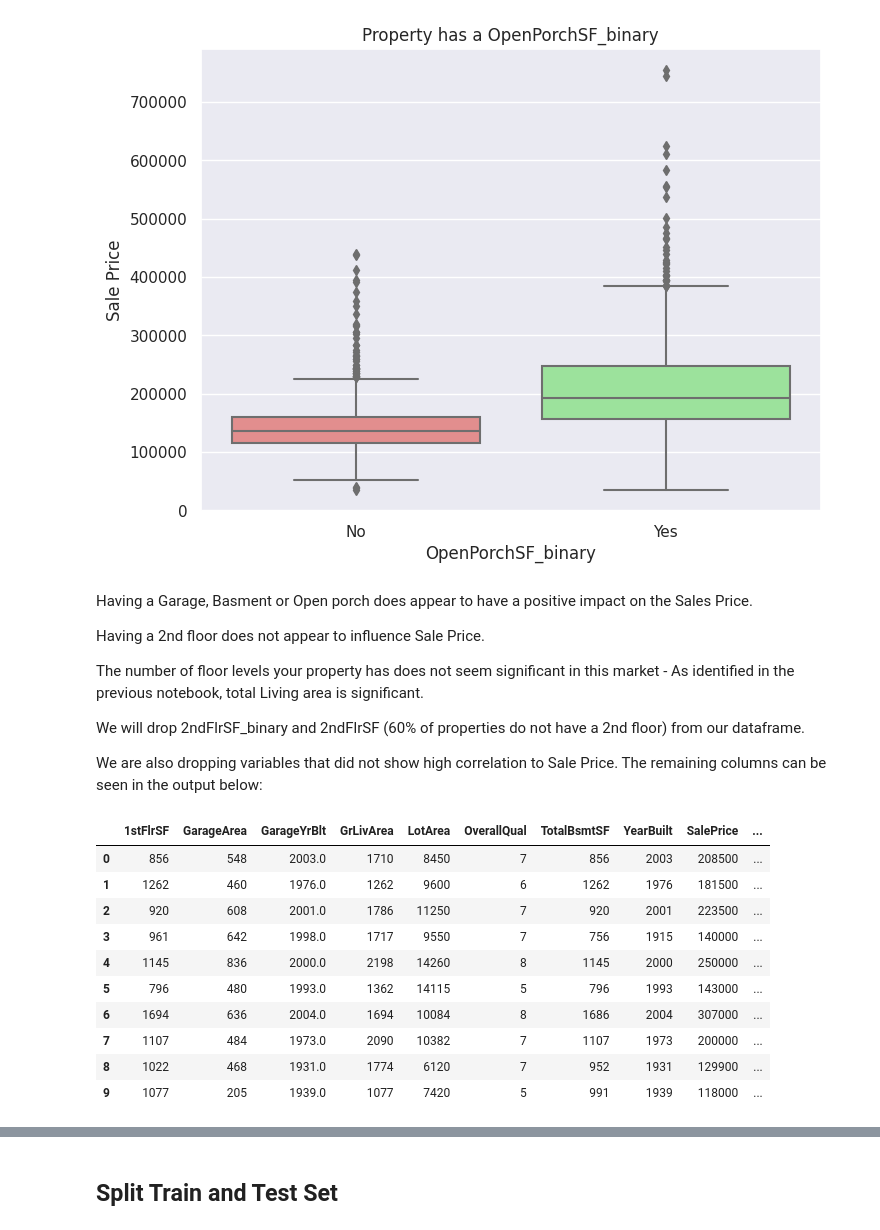
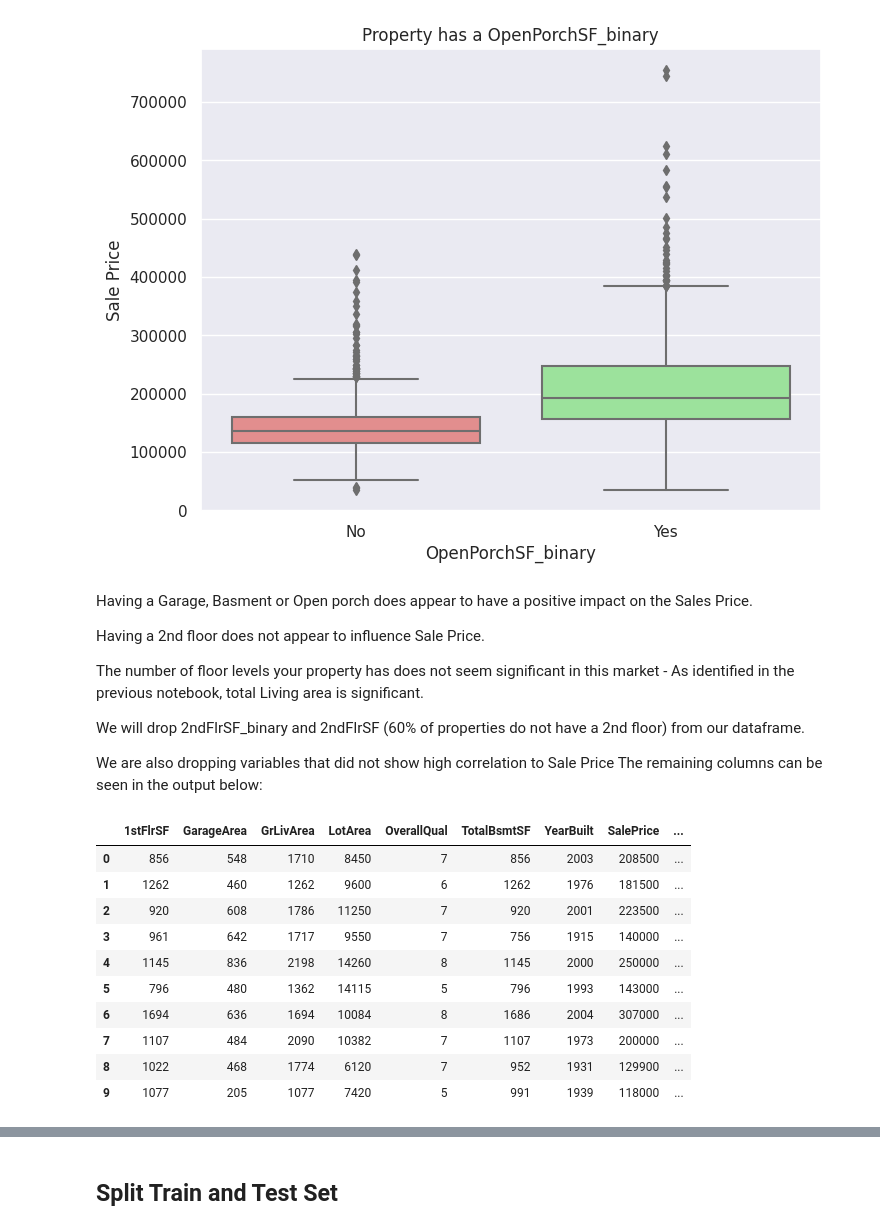
Before and after one commit to Code-Institute-Submissions/modonohoe-data-analytics-housing-project, a Jupyter notebook: jupyter_notebooks/03 - Data Cleaning.ipynb, the cells around one changed output, grey strips where cells are left out. Cells and saved outputs as stored; diff of their text form; code cells hidden in the pictures.

```diff
--- a/jupyter_notebooks/03 - Data Cleaning.ipynb
+++ b/jupyter_notebooks/03 - Data Cleaning.ipynb
@@ -341,19 +321,19 @@ The number of floor levels your property has does not seem significant in this m
 
 We will drop 2ndFlrSF_binary and 2ndFlrSF (60% of properties do not have a 2nd floor) from our dataframe.
 
-We are also dropping variables that did not show high correlation to Sale Price. The remaining columns can be seen in the output below:
+We are also dropping variables that did not show high correlation to Sale Price The remaining columns can be seen in the output below:
 # %%
-df = df.drop(columns=['BsmtExposure', 'BedroomAbvGr', '2ndFlrSF', 'KitchenQual', 'BsmtFinSF1', 'BsmtFinType1', 'BsmtUnfSF', 'OverallCond', 'GarageFinish', 'LotFrontage', 'MasVnrArea', 'EnclosedPorch', 'OpenPorchSF', 'WoodDeckSF', 'YearRemodAdd', '2ndFlrSF_binary'])
+df = df.drop(columns=['BsmtExposure', 'BedroomAbvGr', '2ndFlrSF', 'KitchenQual', 'BsmtFinSF1', 'BsmtFinType1', 'BsmtUnfSF', 'OverallCond', 'GarageFinish', 'GarageYrBlt', 'LotFrontage', 'MasVnrArea', 'EnclosedPorch', 'OpenPorchSF', 'WoodDeckSF', 'YearRemodAdd', '2ndFlrSF_binary'])
 df.head(10)
 # %% [output]
-|  | 1stFlrSF | GarageArea | GarageYrBlt | GrLivArea | LotArea | OverallQual | TotalBsmtSF | YearBuilt | SalePrice | ... |
-| 0 | 856 | 548 | 2003.0 | 1710 | 8450 | 7 | 856 | 2003 | 208500 | ... |
-| 1 | 1262 | 460 | 1976.0 | 1262 | 9600 | 6 | 1262 | 1976 | 181500 | ... |
-| 2 | 920 | 608 | 2001.0 | 1786 | 11250 | 7 | 920 | 2001 | 223500 | ... |
-| 3 | 961 | 642 | 1998.0 | 1717 | 9550 | 7 | 756 | 1915 | 140000 | ... |
-| 4 | 1145 | 836 | 2000.0 | 2198 | 14260 | 8 | 1145 | 2000 | 250000 | ... |
-| 5 | 796 | 480 | 1993.0 | 1362 | 14115 | 5 | 796 | 1993 | 143000 | ... |
-| 6 | 1694 | 636 | 2004.0 | 1694 | 10084 | 8 | 1686 | 2004 | 307000 | ... |
-| 7 | 1107 | 484 | 1973.0 | 2090 | 10382 | 7 | 1107 | 1973 | 200000 | ... |
-| 8 | 1022 | 468 | 1931.0 | 1774 | 6120 | 7 | 952 | 1931 | 129900 | ... |
-| 9 | 1077 | 205 | 1939.0 | 1077 | 7420 | 5 | 991 | 1939 | 118000 | ... |
+|  | 1stFlrSF | GarageArea | GrLivArea | LotArea | OverallQual | TotalBsmtSF | YearBuilt | SalePrice | ... |
+| 0 | 856 | 548 | 1710 | 8450 | 7 | 856 | 2003 | 208500 | ... |
+| 1 | 1262 | 460 | 1262 | 9600 | 6 | 1262 | 1976 | 181500 | ... |
+| 2 | 920 | 608 | 1786 | 11250 | 7 | 920 | 2001 | 223500 | ... |
+| 3 | 961 | 642 | 1717 | 9550 | 7 | 756 | 1915 | 140000 | ... |
+| 4 | 1145 | 836 | 2198 | 14260 | 8 | 1145 | 2000 | 250000 | ... |
+| 5 | 796 | 480 | 1362 | 14115 | 5 | 796 | 1993 | 143000 | ... |
+| 6 | 1694 | 636 | 1694 | 10084 | 8 | 1686 | 2004 | 307000 | ... |
+| 7 | 1107 | 484 | 2090 | 10382 | 7 | 1107 | 1973 | 200000 | ... |
+| 8 | 1022 | 468 | 1774 | 6120 | 7 | 952 | 1931 | 129900 | ... |
+| 9 | 1077 | 205 | 1077 | 7420 | 5 | 991 | 1939 | 118000 | ... |
```
Also changed, not shown: parts of 6 cells of this notebook, 3 other files.
